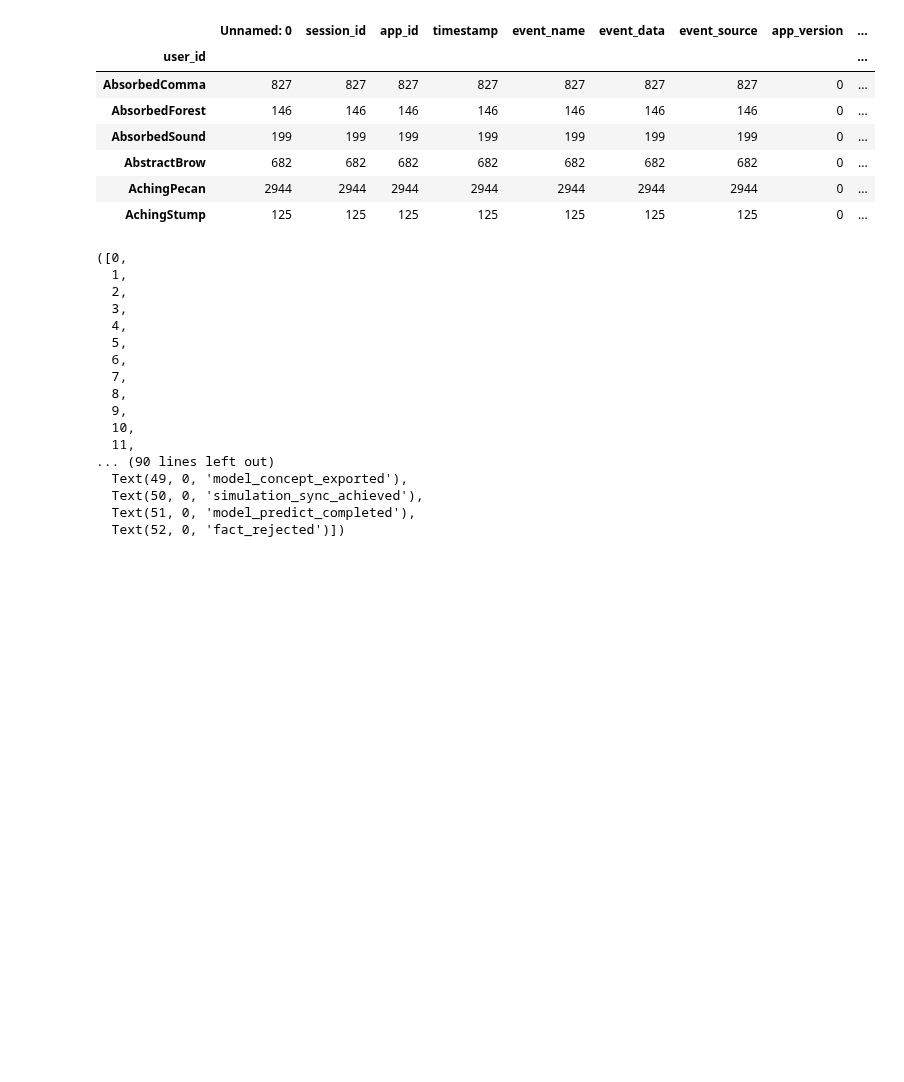
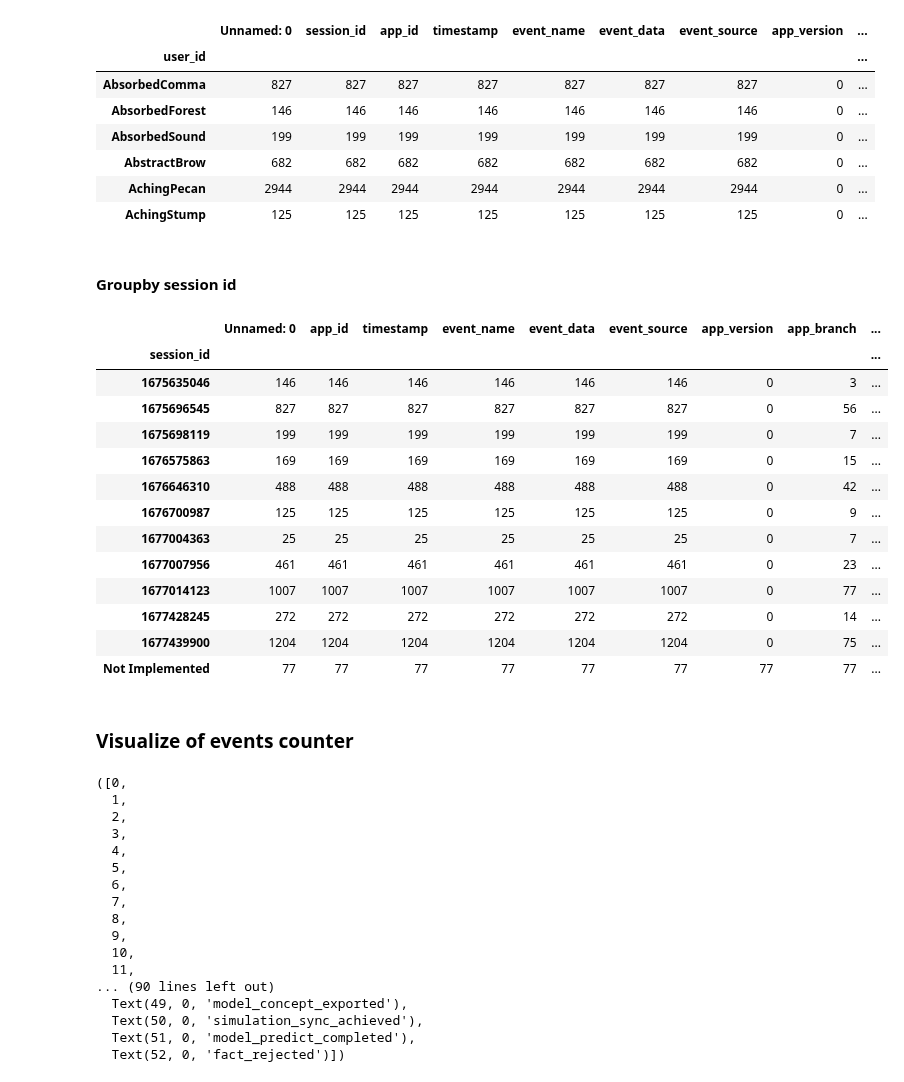
Before and after one commit to opengamedata/opengamedata-samples, a Jupyter notebook: AQUALAB/templates/Aqualab_template_events.ipynb, the cells around one changed output. Drawn from its saved outputs; the diff is of its cells as text; code cells hidden in the pictures; blank space fills up the shorter version.

```diff
--- a/AQUALAB/templates/Aqualab_template_events.ipynb
+++ b/AQUALAB/templates/Aqualab_template_events.ipynb
@@ -71,6 +110,27 @@ raw_df.groupby('user_id').count()
 | AbstractBrow | 682 | 682 | 682 | 682 | 682 | 682 | 682 | 0 | ... |
 | AchingPecan | 2944 | 2944 | 2944 | 2944 | 2944 | 2944 | 2944 | 0 | ... |
 | AchingStump | 125 | 125 | 125 | 125 | 125 | 125 | 125 | 0 | ... |
+# %% [markdown]
+#### Groupby session id
+# %%
+raw_df.groupby('session_id').count()
+# %% [output]
+|  | Unnamed: 0 | app_id | timestamp | event_name | event_data | event_source | app_version | app_branch | ... |
+| session_id |  |  |  |  |  |  |  |  | ... |
+| 1675635046 | 146 | 146 | 146 | 146 | 146 | 146 | 0 | 3 | ... |
+| 1675696545 | 827 | 827 | 827 | 827 | 827 | 827 | 0 | 56 | ... |
+| 1675698119 | 199 | 199 | 199 | 199 | 199 | 199 | 0 | 7 | ... |
+| 1676575863 | 169 | 169 | 169 | 169 | 169 | 169 | 0 | 15 | ... |
+| 1676646310 | 488 | 488 | 488 | 488 | 488 | 488 | 0 | 42 | ... |
+| 1676700987 | 125 | 125 | 125 | 125 | 125 | 125 | 0 | 9 | ... |
+| 1677004363 | 25 | 25 | 25 | 25 | 25 | 25 | 0 | 7 | ... |
+| 1677007956 | 461 | 461 | 461 | 461 | 461 | 461 | 0 | 23 | ... |
+| 1677014123 | 1007 | 1007 | 1007 | 1007 | 1007 | 1007 | 0 | 77 | ... |
+| 1677428245 | 272 | 272 | 272 | 272 | 272 | 272 | 0 | 14 | ... |
+| 1677439900 | 1204 | 1204 | 1204 | 1204 | 1204 | 1204 | 0 | 75 | ... |
+| Not Implemented | 77 | 77 | 77 | 77 | 77 | 77 | 77 | 77 | ... |
+# %% [markdown]
+### Visualize of events counter
 # %%
 #jobs completed
 f, ax = plt.subplots(figsize=(10, 5))
```
Also changed, not shown: parts of 9 cells of this notebook.
